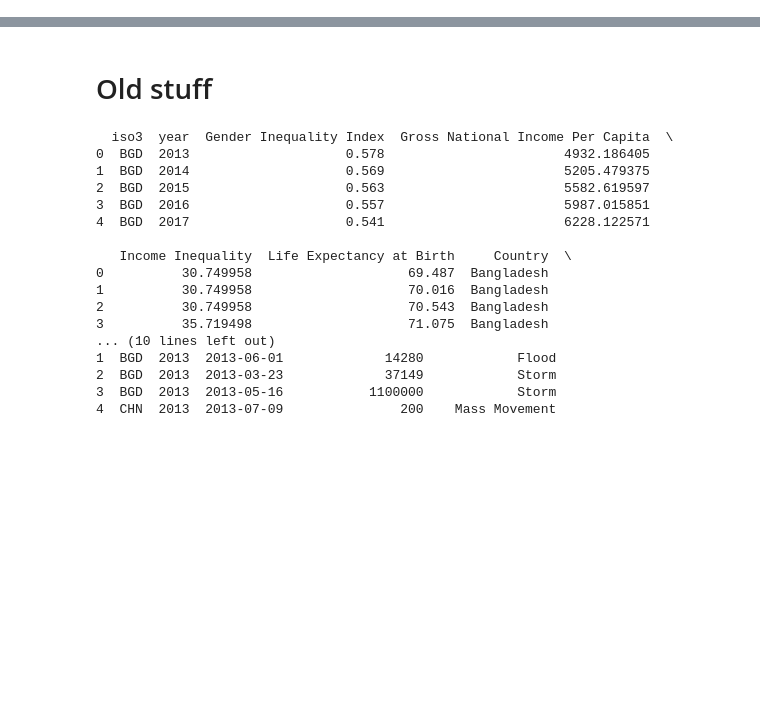
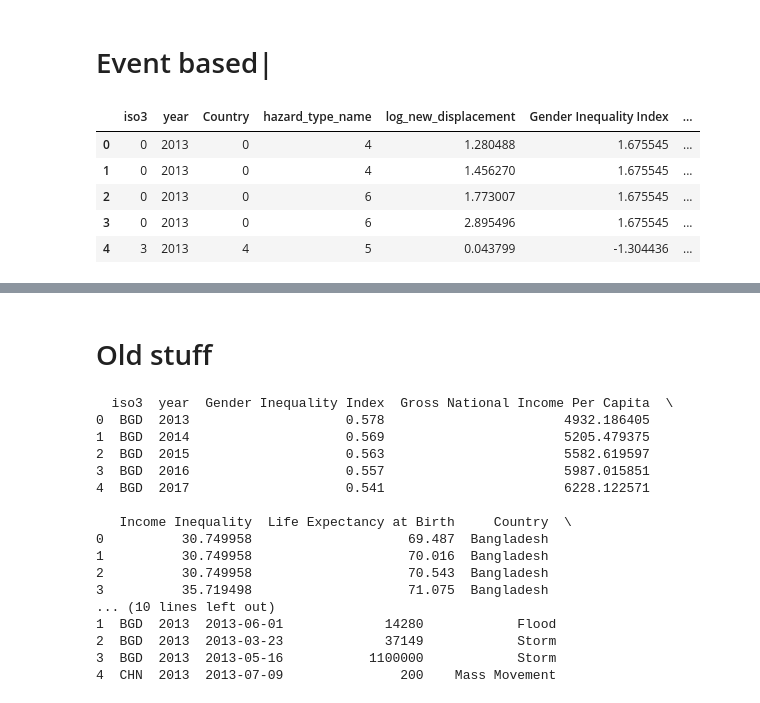
Before and after one commit to lukavicius/SpatialDataScienceProject, a Jupyter notebook: ml.ipynb, the cells around one changed output, grey strips where cells are left out. Cells and saved outputs as stored; diff of their text form; code cells hidden in the pictures; blank space fills up the shorter version.

```diff
--- a/ml.ipynb
+++ b/ml.ipynb
@@ -103,0 +212,57 @@ Notes:
+# %% [markdown]
+# Event based|
+# %%
+import pandas as pd
+import numpy as np
+from sklearn.preprocessing import StandardScaler, LabelEncoder
+
+# Merge socio-economic indicators with displacement events
+event_data = disp_data.merge(
+    se_data,
+    left_on=['iso3','year'],
+    right_on=['iso3','year'],
+    how='left'
+)
+
+# Convert start_date to datetime and extract month/quarter
+event_data['start_date'] = pd.to_datetime(event_data['start_date'])
+event_data['month'] = event_data['start_date'].dt.month
+event_data['quarter'] = event_data['start_date'].dt.quarter
+
+# Log-transform skewed numeric features
+log_features = ['population_density', 'infant_mortality_rate', 'Gross National Income Per Capita', 'new_displacement']
+for col in log_features:
+    event_data[f'log_{col}'] = np.log1p(event_data[col])
+
+# Normalize numeric features (excluding categorical)
+num_cols = ['log_population_density','log_infant_mortality_rate','log_Gross National Income Per Capita',
+            'Gender Inequality Index','Income Inequality','Life Expectancy at Birth','employment_rate',
+            'month','quarter','log_new_displacement']
+
+scaler = StandardScaler()
+event_data[num_cols] = scaler.fit_transform(event_data[num_cols])
+
+# Encode categorical columns
+cat_cols = ['iso3','Country','hazard_type_name']
+for col in cat_cols:
+    le = LabelEncoder()
+    event_data[col] = le.fit_transform(event_data[col])
+
+# Prepare final event-level dataset
+event_data_ready = event_data[[
+    'iso3','year','Country','hazard_type_name','log_new_displacement',
+    'Gender Inequality Index','Income Inequality','Life Expectancy at Birth',
+    'employment_rate','log_population_density','log_infant_mortality_rate','log_Gross National Income Per Capita',
+    'month','quarter'
+]]
+
+event_data_ready = event_data_ready.dropna(axis=0, how='any')
+
+event_data_ready.head()
+# %% [output]
+|  | iso3 | year | Country | hazard_type_name | log_new_displacement | Gender Inequality Index | ... |
+| 0 | 0 | 2013 | 0 | 4 | 1.280488 | 1.675545 | ... |
+| 1 | 0 | 2013 | 0 | 4 | 1.456270 | 1.675545 | ... |
+| 2 | 0 | 2013 | 0 | 6 | 1.773007 | 1.675545 | ... |
+| 3 | 0 | 2013 | 0 | 6 | 2.895496 | 1.675545 | ... |
+| 4 | 3 | 2013 | 4 | 5 | 0.043799 | -1.304436 | ... |
```
Also changed, not shown: parts of 19 cells of this notebook, 1 other file.
